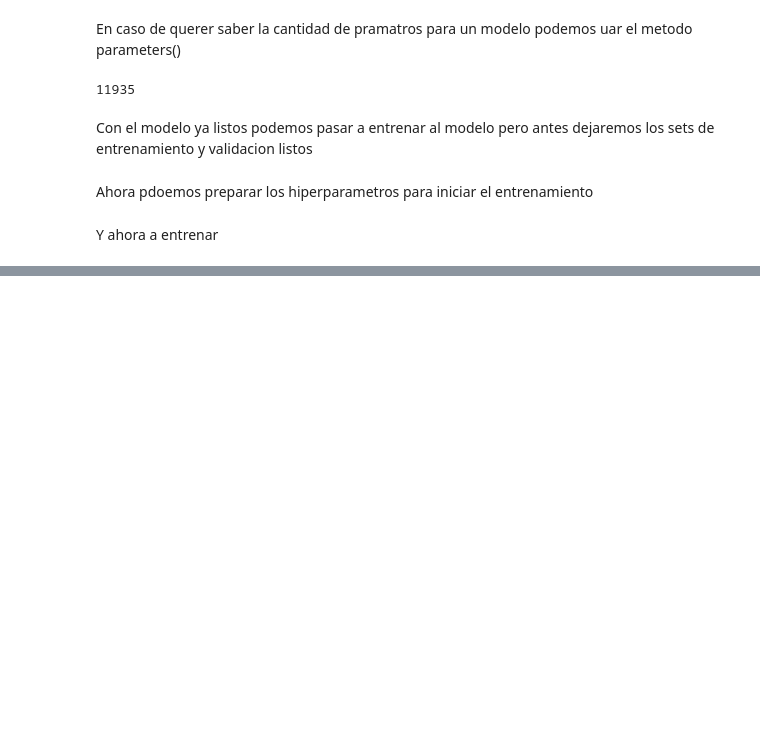
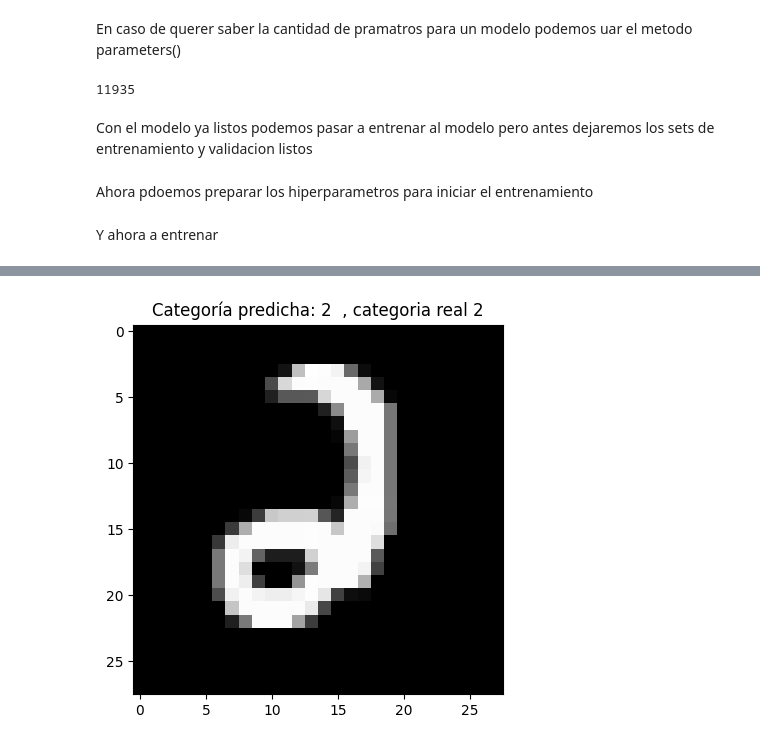
Before and after one commit to T1Z20/Pytorch, a Jupyter notebook: Clasificador_numeros.ipynb, the cells around one changed output, grey strips where cells are left out. Cells and saved outputs as stored; diff of their text form; code cells hidden in the pictures; blank space fills up the shorter version.

Commit message:
Terminado
Primer 'proyecto' terminado
contento aunque tuve que usar IA para arreglar 2 cosas

```diff
--- a/Clasificador_numeros.ipynb
+++ b/Clasificador_numeros.ipynb
@@ -57,7 +44,7 @@ dataset_28x28 = datasets.MNIST (
 
     root='./DATASET/', # donde queremos descargar
     train=True, # descargar la totalidad de imagenes (cuando trabajamos con un data et para deep learning suele estar dividido en train and validation)
-    download=True,
+    #download=True,
     transform=ToTensor() # Transforma las imagenes a tensores para no tener que hacerlo luego
 
 )
@@ -141,7 +130,7 @@ class Redneuronal(nn.Module): ## al escribir nn.module estamos diciendo que la c
             nn.Linear(28*28 , 15), ##Primero se define la capa de entrada + con cuantas neuronas se va a conectar (capa oculta)
             nn.ReLU(), ##Aunque arriba hayamos definido la cantidad de neuronas de la capa oculta nos falta definir su funcion de activacion
             nn.Linear(15,10), ## Decimos la capa de salida conectada con las 15 neuronas de la capa oculta
-            nn.Softmax() ##Esto en realidad no es necesario ya que lo unico que hace es transformar los 10 valores de salida en numeros cuya suma sea 1 (probabilidades)
+
         )
 
 
@@ -237,0 +271,24 @@ def entrenamiento_loop (data_loader , modelo , fun_perdida , optimizador ):
+# %%
+def predecir(model, img , lbl):
+    # Mover a CUDA para la predicción
+    img_cuda = img.to('cuda')
+
+    # Generar predicción
+    logits = model(img_cuda)
+    y_pred = logits.argmax(1).item()
+
+    # Mostrar imagen original y categoría predicha
+    # Mover de vuelta a CPU para visualización
+    plt.imshow(img.squeeze().cpu(), cmap="gray")
+    plt.title(f'Categoría predicha: {y_pred}  , categoria real {lbl}')
+# %%
+# Tomar una imagen del set de prueba
+img, lbl = prueba[torch.randint(len(prueba), size=(1,)).item()]
+
+
+
+
+# Y generar la predicción
+predecir(Modelo, img , lbl)
+# %% [output]
+[figure, added]
```
Also changed, not shown: parts of 11 cells of this notebook.
